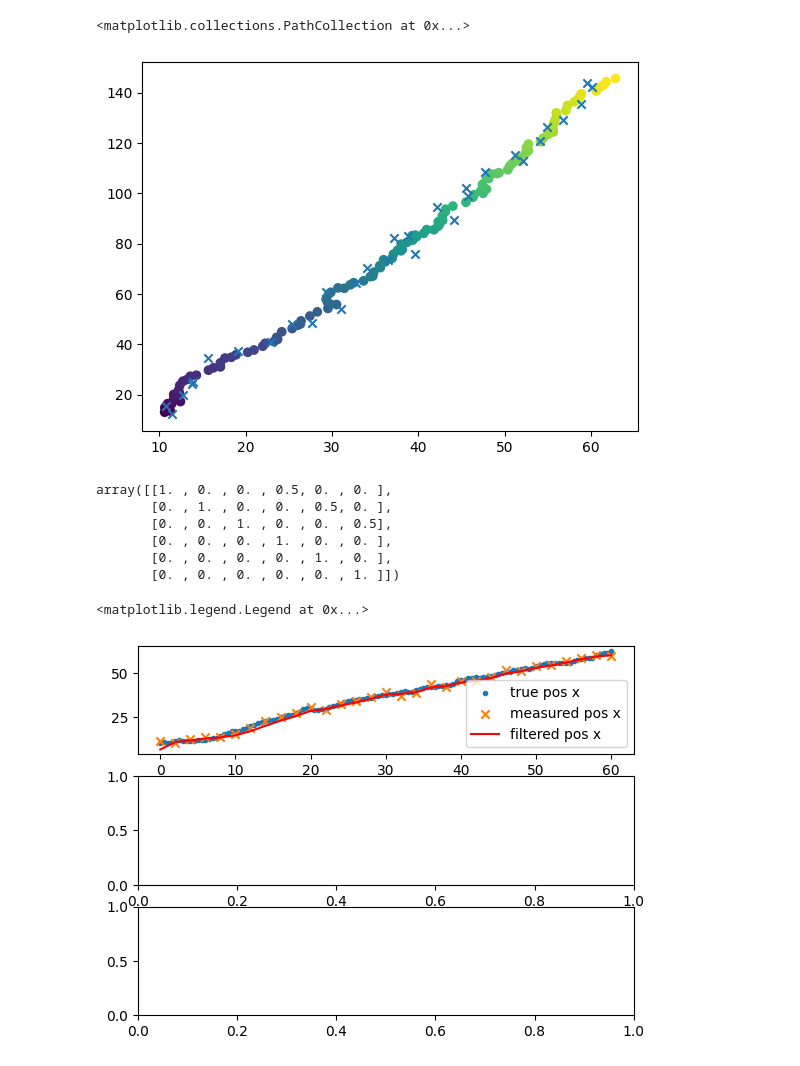
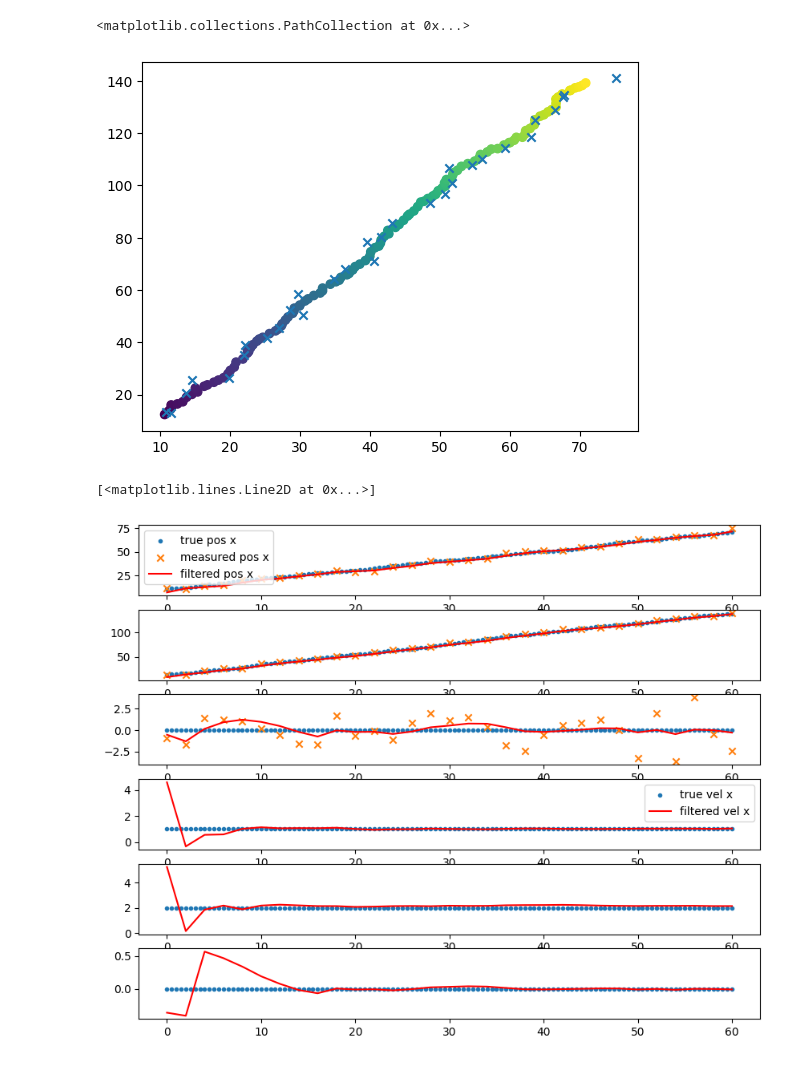
Before and after one commit to eholmgre/tda, a Jupyter notebook: notebook/Untitled.ipynb, the cells around one changed output. Saved outputs shown, nothing was run; the diff lists cells and outputs as text; code cells hidden in the pictures.

```diff
--- a/notebook/Untitled.ipynb
+++ b/notebook/Untitled.ipynb
@@ -11,7 +11,7 @@ from tda.tracker.filters.linear_kalman import LinearKalman
 sim = Simulation()
 
 platform = LTIObject(1, np.array([2, 3, 0]), sim, np.zeros((3, 3)))
-oracle = Oracle(1, platform, 2.0, np.eye(3) * 2.25)
+oracle = Oracle(1, platform, 2.0, 1.0, np.eye(3) * 2.25)
 platform.add_payload(oracle)
 
 target_Q = np.zeros((6, 6))
@@ -30,13 +28,4 @@ plt.scatter(sim_records["lti_object2"]["x"], sim_records["lti_object2"]["y"], c=
 plt.scatter(sim_records["oracle1"]["target_x"], sim_records["oracle1"]["target_y"], marker="x")
 # %% [output]
 <matplotlib.collections.PathCollection at 0x...>
-[figure, old version]
+[figure, new version]
-# %%
-target.F
-# %% [output]
-array([[1. , 0. , 0. , 0.5, 0. , 0. ],
-       [0. , 1. , 0. , 0. , 0.5, 0. ],
-       [0. , 0. , 1. , 0. , 0. , 0.5],
-       [0. , 0. , 0. , 1. , 0. , 0. ],
-       [0. , 0. , 0. , 0. , 1. , 0. ],
-       [0. , 0. , 0. , 0. , 0. , 1. ]])
@@ -76,15 +63,30 @@ for frame in sim.meas_queue:
 
 kf_record = kf.record()
 # %%
-fig, axs = plt.subplots(3)
+fig, axs = plt.subplots(6)
+fig.set_size_inches((10, 8))
 axs[0].scatter(sim_records["lti_object2"]["t"], sim_records["lti_object2"]["x"], marker=".", label="true pos x")
 axs[0].scatter(sim_records["oracle1"]["t"], sim_records["oracle1"]["target_x"], marker="x", label="measured pos x")
 axs[0].plot(kf_record["t"], kf_record["x_hat"][:, 0], color="red", label="filtered pos x")
 axs[0].legend()
 
-axs[1].scatter(sim_records["lti_object2"]["t"], sim_records["lti_object2"]["y"], marker=".", label="true pos x")
-axs[1].scatter(sim_records["oracle1"]["t"], sim_records["oracle1"]["target_y"], marker="x", label="measured pos x")
-axs[1].plot(kf_record["t"], kf_record["x_hat"][:, 1], color="red", label="filtered pos x")
+axs[1].scatter(sim_records["lti_object2"]["t"], sim_records["lti_object2"]["y"], marker=".", label="true pos y")
+axs[1].scatter(sim_records["oracle1"]["t"], sim_records["oracle1"]["target_y"], marker="x", label="measured pos y")
+axs[1].plot(kf_record["t"], kf_record["x_hat"][:, 1], color="red", label="filtered pos y")
+
+axs[2].scatter(sim_records["lti_object2"]["t"], sim_records["lti_object2"]["z"], marker=".", label="true pos z")
+axs[2].scatter(sim_records["oracle1"]["t"], sim_records["oracle1"]["target_z"], marker="x", label="measured pos z")
+axs[2].plot(kf_record["t"], kf_record["x_hat"][:, 2], color="red", label="filtered pos z")
+
+axs[3].scatter(sim_records["lti_object2"]["t"], sim_records["lti_object2"]["xdot"], marker=".", label="true vel x")
+axs[3].plot(kf_record["t"], kf_record["x_hat"][:, 3], color="red", label="filtered vel x")
+axs[3].legend()
+
+axs[4].scatter(sim_records["lti_object2"]["t"], sim_records["lti_object2"]["ydot"], marker=".", label="true vel y")
+axs[4].plot(kf_record["t"], kf_record["x_hat"][:, 4], color="red", label="filtered pos y")
+
+axs[5].scatter(sim_records["lti_object2"]["t"], sim_records["lti_object2"]["zdot"], marker=".", label="true vel z")
+axs[5].plot(kf_record["t"], kf_record["x_hat"][:, 5], color="red", label="filtered pos z")
 # %% [output]
-<matplotlib.legend.Legend at 0x...>
+[<matplotlib.lines.Line2D at 0x...>]
-[figure, old version]
+[figure, new version]
```
Also changed, not shown: parts of 6 cells of this notebook, 6 other files.
